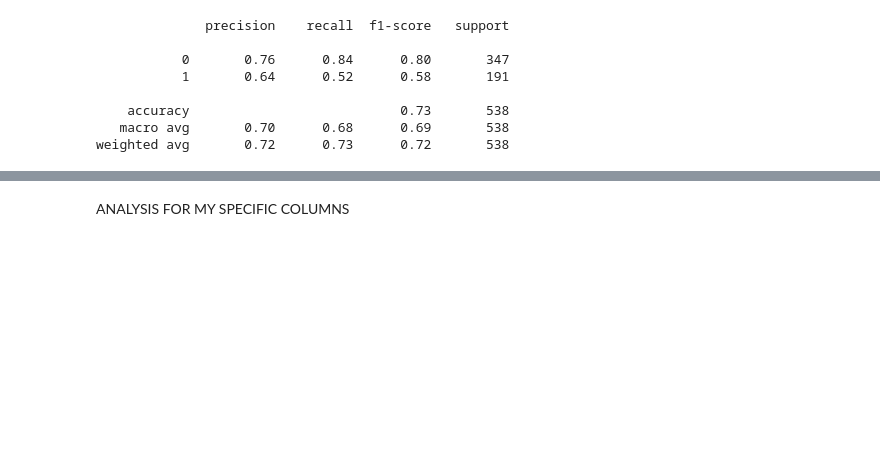
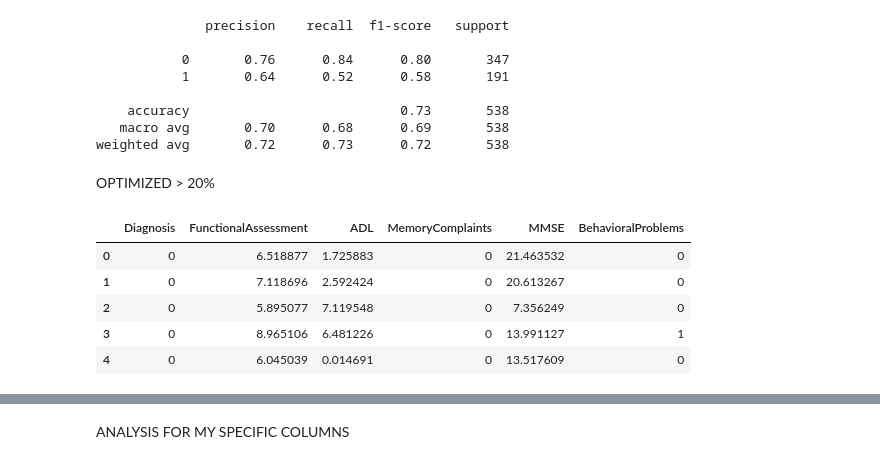
Before and after one commit to Project-4-Team-2/Project-4-Team-2, a Jupyter notebook: alzheimers_DL.ipynb, the cells around one changed output, grey strips where cells are left out. Cells and saved outputs as stored; diff of their text form; code cells hidden in the pictures; blank space fills up the shorter version.

```diff
--- a/alzheimers_DL.ipynb
+++ b/alzheimers_DL.ipynb
@@ -474,3 +474,16 @@ print(classification_report(y_test, y_pred))
     accuracy                           0.73       538
    macro avg       0.70      0.68      0.69       538
 weighted avg       0.72      0.73      0.72       538
+# %% [markdown]
+OPTIMIZED > 20%
+# %%
+o5_df = df[["Diagnosis", "FunctionalAssessment", "ADL", "MemoryComplaints", "MMSE", "BehavioralProblems"]]
+# %%
+o5_df.head()
+# %% [output]
+|  | Diagnosis | FunctionalAssessment | ADL | MemoryComplaints | MMSE | BehavioralProblems |
+| 0 | 0 | 6.518877 | 1.725883 | 0 | 21.463532 | 0 |
+| 1 | 0 | 7.118696 | 2.592424 | 0 | 20.613267 | 0 |
+| 2 | 0 | 5.895077 | 7.119548 | 0 | 7.356249 | 0 |
+| 3 | 0 | 8.965106 | 6.481226 | 0 | 13.991127 | 1 |
+| 4 | 0 | 6.045039 | 0.014691 | 0 | 13.517609 | 0 |
```
Also changed, not shown: parts of 23 cells of this notebook.
